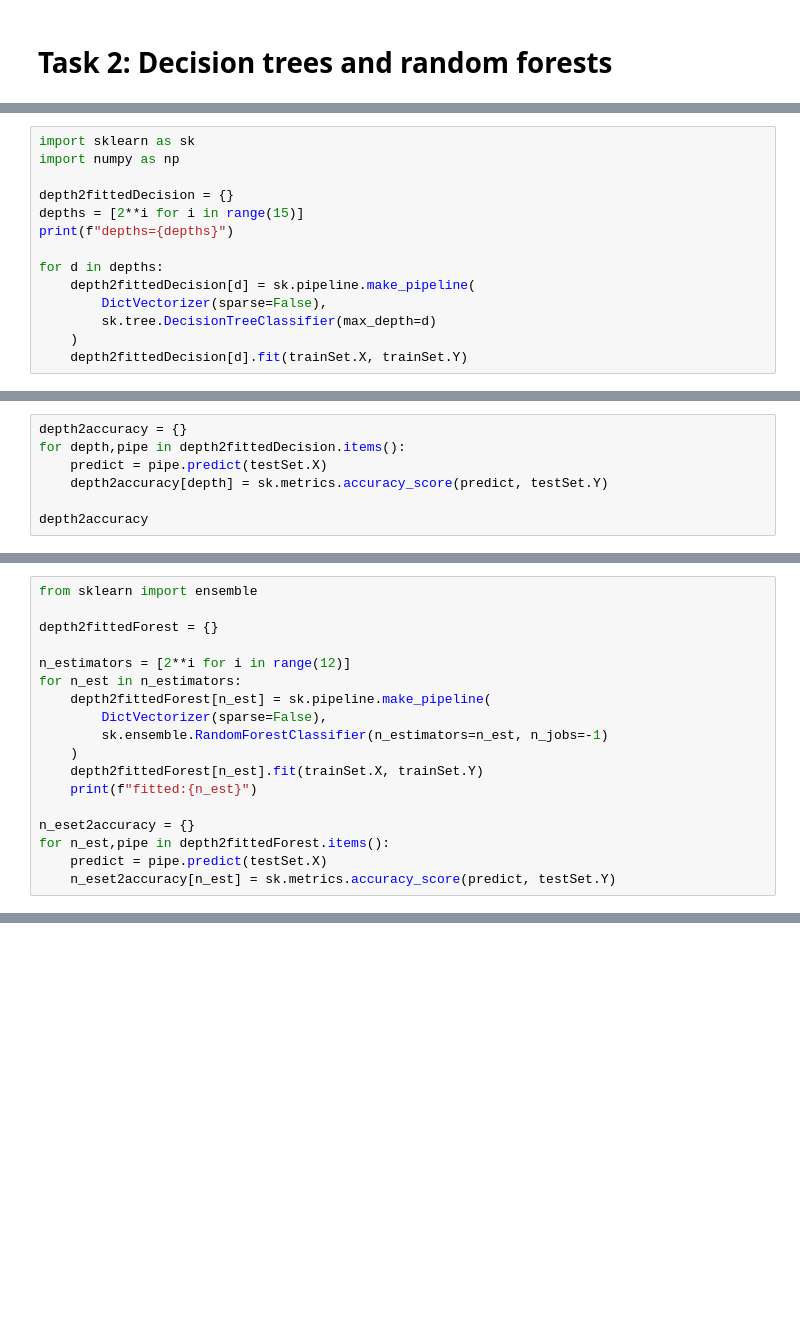
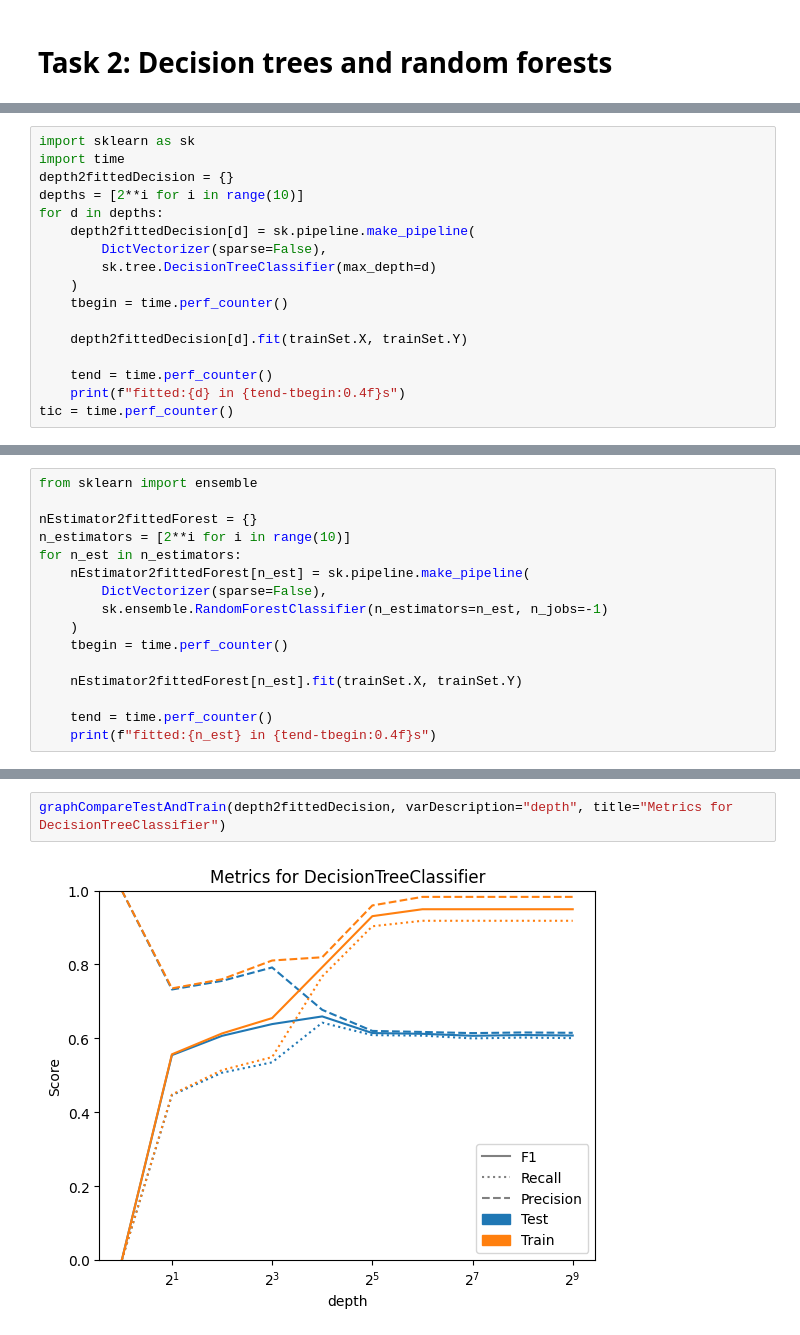
Before and after one commit to wiluxgit/EDA263-masklearn, a Jupyter notebook: lab2/Lab2.ipynb, the cells around one changed output, grey strips where cells are left out. Cells and saved outputs as stored; diff of their text form; blank space fills up the shorter version.

```diff
--- a/lab2/Lab2.ipynb
+++ b/lab2/Lab2.ipynb
@@ -132,15 +145,18 @@ display(testRawXCopy)
 # %%
 import sklearn as sk
-import numpy as np
-
+import time
 depth2fittedDecision = {}
-depths = [2**i for i in range(15)]
-print(f"depths={depths}")
-
+depths = [2**i for i in range(10)]
 for d in depths:
     depth2fittedDecision[d] = sk.pipeline.make_pipeline(
         DictVectorizer(sparse=False),
         sk.tree.DecisionTreeClassifier(max_depth=d)
     )
+    tbegin = time.perf_counter()
+
     depth2fittedDecision[d].fit(trainSet.X, trainSet.Y)
+
+    tend = time.perf_counter()
+    print(f"fitted:{d} in {tend-tbegin:0.4f}s")
+tic = time.perf_counter()
 # %% [output]
@@ -148,7 +172,0 @@ depths=[1, 2, 4, 8, 16, 32, 64, 128, 256, 512, 1024, 2048, 4096, 8192, 16384]
-# %%
-depth2accuracy = {}
-for depth,pipe in depth2fittedDecision.items():
-    predict = pipe.predict(testSet.X)
-    depth2accuracy[depth] = sk.metrics.accuracy_score(predict, testSet.Y)
-
-depth2accuracy
@@ -183,19 +173,17 @@ We can see the accuracy decrease for depths higher than 8
 # %%
 from sklearn import ensemble
 
-depth2fittedForest = {}
-
-n_estimators = [2**i for i in range(12)]
+nEstimator2fittedForest = {}
+n_estimators = [2**i for i in range(10)]
 for n_est in n_estimators:
-    depth2fittedForest[n_est] = sk.pipeline.make_pipeline(
+    nEstimator2fittedForest[n_est] = sk.pipeline.make_pipeline(
         DictVectorizer(sparse=False),
         sk.ensemble.RandomForestClassifier(n_estimators=n_est, n_jobs=-1)
     )
-    depth2fittedForest[n_est].fit(trainSet.X, trainSet.Y)
-    print(f"fitted:{n_est}")
+    tbegin = time.perf_counter()
 
-n_eset2accuracy = {}
-for n_est,pipe in depth2fittedForest.items():
-    predict = pipe.predict(testSet.X)
-    n_eset2accuracy[n_est] = sk.metrics.accuracy_score(predict, testSet.Y)
+    nEstimator2fittedForest[n_est].fit(trainSet.X, trainSet.Y)
+
+    tend = time.perf_counter()
+    print(f"fitted:{n_est} in {tend-tbegin:0.4f}s")
 # %% [output]
@@ -217,0 +254,4 @@ plt.show()
+# %%
+graphCompareTestAndTrain(depth2fittedDecision, varDescription="depth", title="Metrics for DecisionTreeClassifier")
+# %% [output]
+[figure, added]
```
Also changed, not shown: parts of 12 cells of this notebook, 1 other file.
